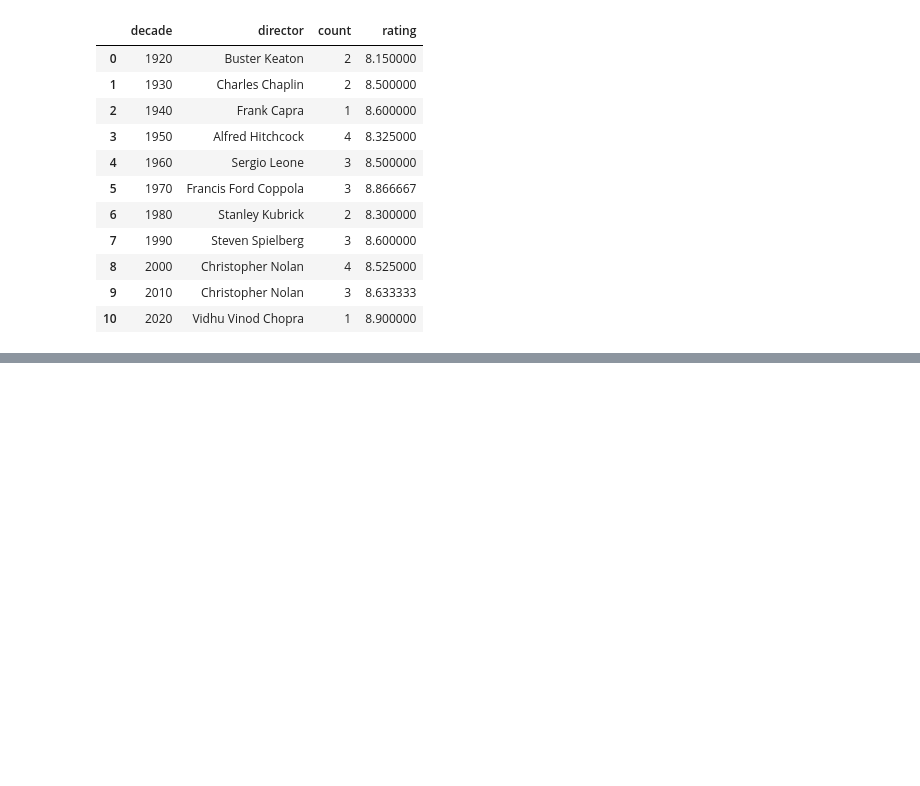
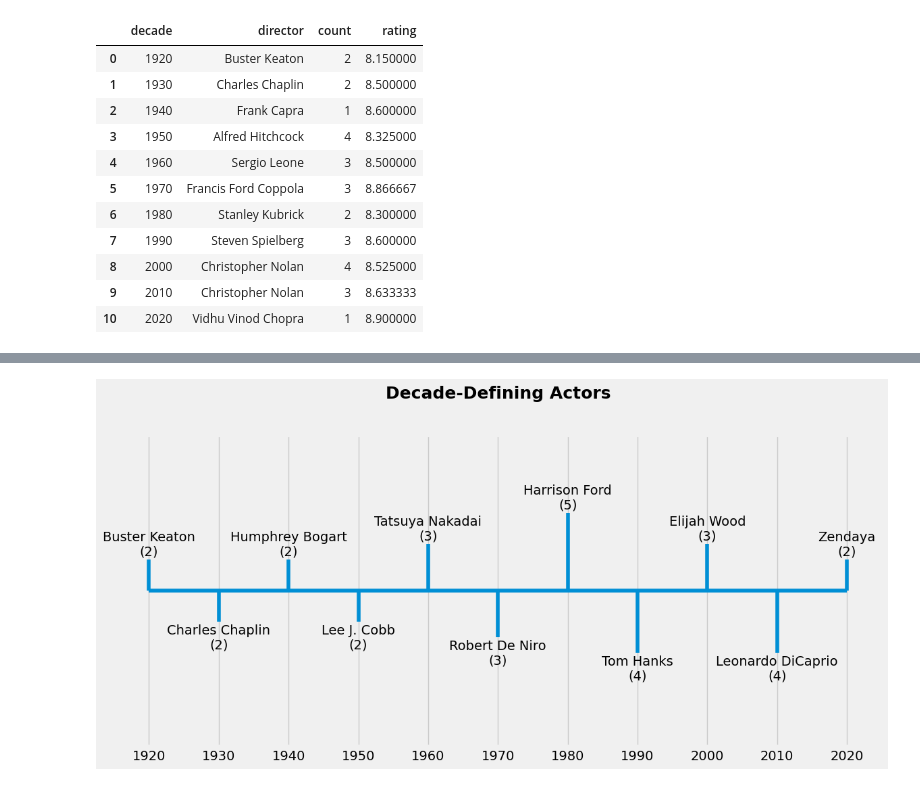
Before and after one commit to dmitkov28/notebooks, a Jupyter notebook: notebooks/ML/movies/imdb/imdb_2.ipynb, the cells around one changed output, grey strips where cells are left out. Cells and saved outputs as stored; diff of their text form; code cells hidden in the pictures; blank space fills up the shorter version.

```diff
--- a/notebooks/ML/movies/imdb/imdb_2.ipynb
+++ b/notebooks/ML/movies/imdb/imdb_2.ipynb
@@ -886,0 +889,34 @@ for i, item in enumerate(decade_defining_directors.index):
+# %%
+# Group by decade and director, and count the occurrences
+decade_defining_actors = exploded_actors.groupby(["decade", "actors"]).agg({"actors": "count", "rating": "mean"})
+decade_defining_actors = decade_defining_actors.rename(columns={"actors": "count"}).reset_index()
+
+# Sort the data by decade and count
+decade_defining_actors = decade_defining_actors.sort_values(by=["decade", "count", "rating"], ascending=[True, False, False])
+
+# Rank directors within each decade and filter for the top 3
+top_actors_per_decade = decade_defining_actors.groupby('decade').head(1).reset_index(drop=True)
+# %%
+fig, ax = plt.subplots()
+ax.set_title("Decade-Defining Actors")
+x_range = np.arange(1920, 2040, 25)
+ax.hlines(y=0, xmin=x_range[0], xmax=x_range[-1])
+ax.set_ylim(-10, 10)
+ax.set_xticks(top_actors_per_decade["decade"])
+ax.set_yticks([])
+for i, item in enumerate(top_actors_per_decade.index):
+    if i % 2 == 0:
+        ax.vlines(x=top_actors_per_decade.iloc[i]["decade"], ymin=0, ymax=top_actors_per_decade.iloc[i]["count"])
+        ax.text(x=top_actors_per_decade.iloc[i]["decade"], y=top_actors_per_decade.iloc[i]["count"] + 1,
+        s=f"{top_actors_per_decade.iloc[i]['actors']}\n({top_actors_per_decade.iloc[i]['count']})", ha="center", va="center")
+
+
+    else:
+        ax.vlines(x=top_actors_per_decade.iloc[i]["decade"], ymin=0, ymax=-top_actors_per_decade.iloc[i]["count"])
+        ax.text(x=top_actors_per_decade.iloc[i]["decade"], y=-top_actors_per_decade.iloc[i]["count"] - 1,
+            s=f"{top_actors_per_decade.iloc[i]['actors']}\n({top_actors_per_decade.iloc[i]['count']})", ha="center", va="center")
+
+
+plt.show()
+# %% [output]
+[figure, added]
```
Also changed, not shown: parts of 6 cells of this notebook.
